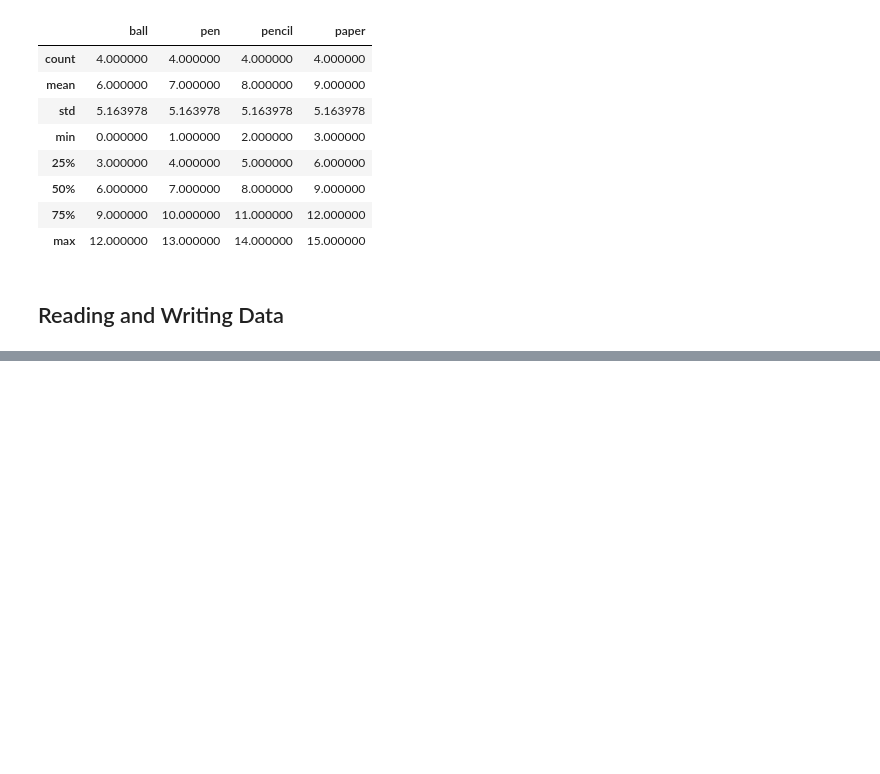
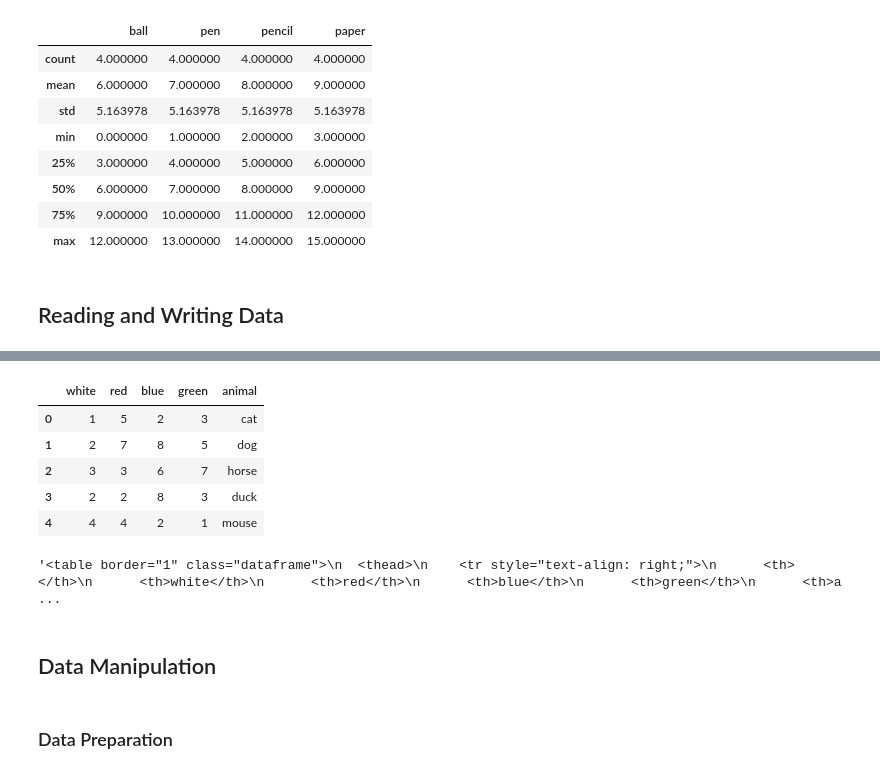
Before and after one commit to LakshmanKishore/intro_to_numpy_and_pandas, a Jupyter notebook: intro_to_pandas.ipynb, the cells around one changed output, grey strips where cells are left out. Drawn from its saved outputs; the diff is of its cells as text; code cells hidden in the pictures; blank space fills up the shorter version.

```diff
--- a/intro_to_pandas.ipynb
+++ b/intro_to_pandas.ipynb
@@ -707,0 +727,15 @@ frame.describe()
+# %%
+df = pd.read_table("data02.txt", sep=",", skiprows=[0,1,3,6])
+# %%
+df
+# %% [output]
+|  | white | red | blue | green | animal |
+| 0 | 1 | 5 | 2 | 3 | cat |
+| 1 | 2 | 7 | 8 | 5 | dog |
+| 2 | 3 | 3 | 6 | 7 | horse |
+| 3 | 2 | 2 | 8 | 3 | duck |
+| 4 | 4 | 4 | 2 | 1 | mouse |
+# %%
+df.to_html()
+# %% [output]
+'<table border="1" class="dataframe">\n  <thead>\n    <tr style="text-align: right;">\n      <th></th>\n      <th>white</th>\n      <th>red</th>\n      <th>blue</th>\n      <th>green</th>\n      <th>a ...
@@ -707,0 +749,4 @@ frame.describe()
+# %% [markdown]
+## Data Manipulation
+# %% [markdown]
+### Data Preparation
```
Also changed, not shown: parts of 84 cells of this notebook, 3 other files.
